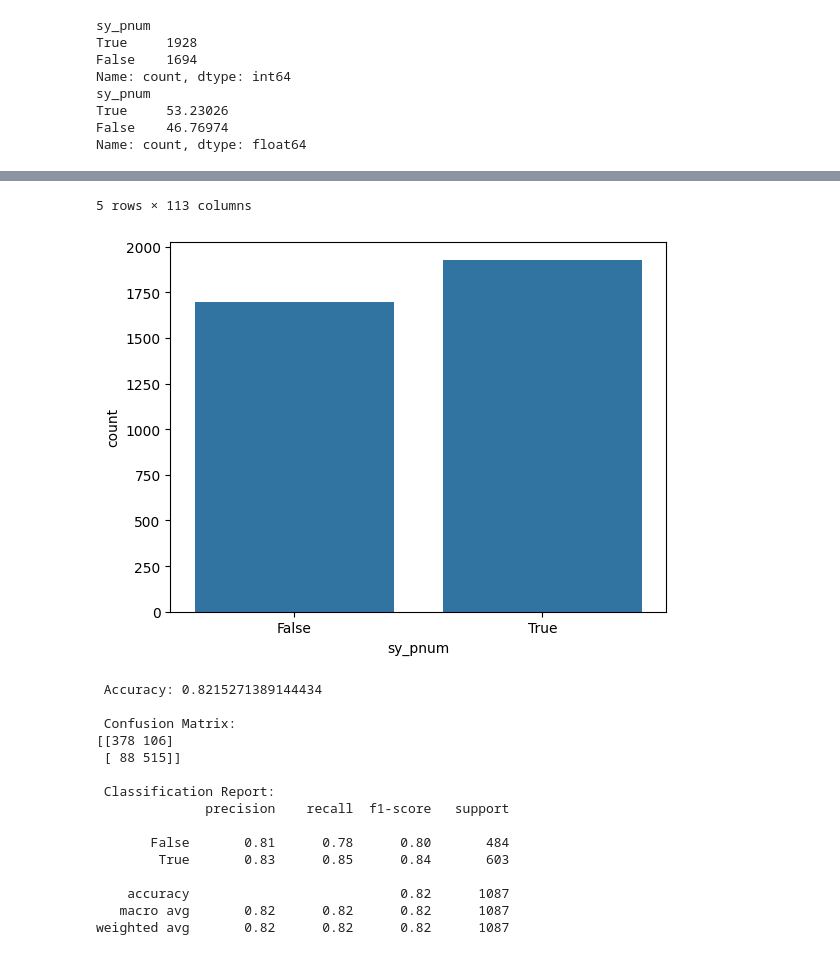
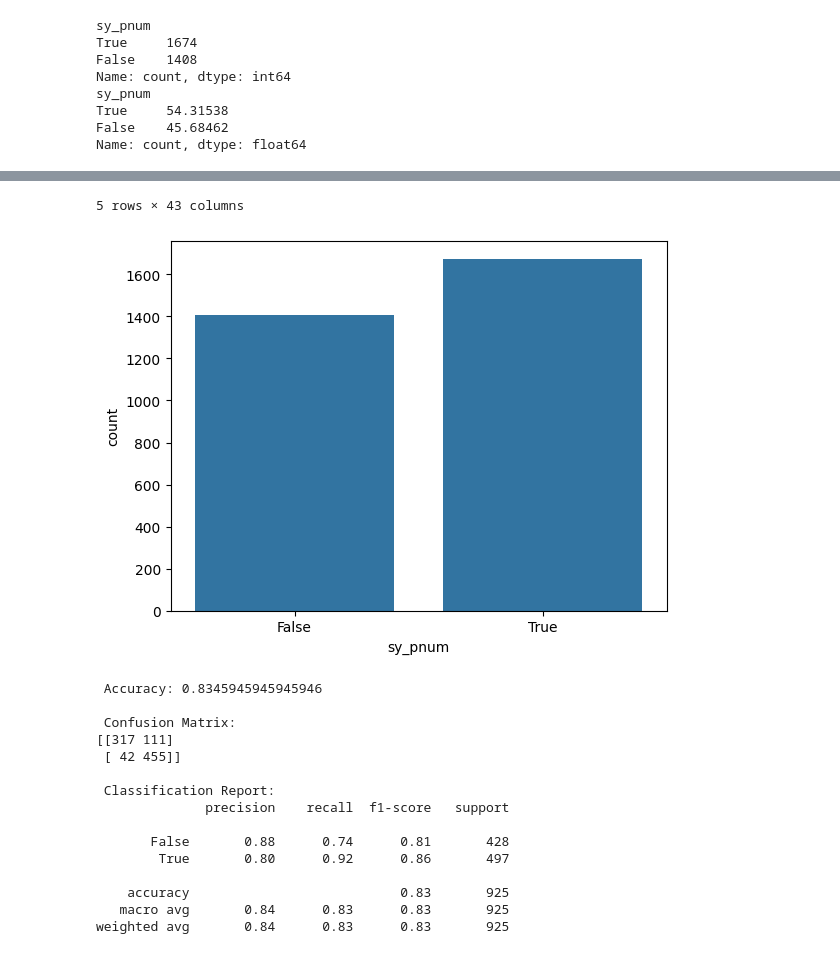
Before and after one commit to joshbernsteint/CS513-Project, a Jupyter notebook: decision_tree.ipynb, the cells around one changed output, grey strips where cells are left out. Saved outputs shown, nothing was run; the diff lists cells and outputs as text; code cells hidden in the pictures.

```diff
--- a/decision_tree.ipynb
+++ b/decision_tree.ipynb
@@ -14,7 +14,7 @@ null_col_vals = df.isnull().sum().to_dict()
 NUM_ROWS = df.shape[0]
 # %%
 # Determine columns to drop by number of null values
-thresholdAmount = 0.15 * NUM_ROWS
+thresholdAmount = 0.3 * NUM_ROWS
 
 dropped = []
 for key in null_col_vals:
@@ -60,13 +60,13 @@ df = df_obj.join(df_num)
 print(df['sy_pnum'].value_counts())
 print( (df['sy_pnum'].value_counts()/ df['sy_pnum'].value_counts().sum()) * 100)
 sns.countplot(data=df, x='sy_pnum')
-df.head()
+df_obj.head()
 # %% [output]
 sy_pnum
-True     1928
-False    1694
+True     1674
+False    1408
 Name: count, dtype: int64
 sy_pnum
-True     53.23026
-False    46.76974
+True     54.31538
+False    45.68462
 Name: count, dtype: float64
@@ -79,5 +79,5 @@ Name: count, dtype: float64
-5 rows × 113 columns
+5 rows × 43 columns
-[figure, old version]
+[figure, new version]
 # %%
 attr = df.drop('sy_pnum', axis=1)
 target = df['sy_pnum']
@@ -98,21 +98,21 @@ print(confusion_matrix(target_test,target_pred))
 print(f"\n Classification Report:")
 print(classification_report(target_test,target_pred))
 # %% [output]
- Accuracy: 0.8215271389144434
+ Accuracy: 0.8345945945945946
 
  Confusion Matrix:
-[[378 106]
- [ 88 515]]
+[[317 111]
+ [ 42 455]]
 
  Classification Report:
               precision    recall  f1-score   support
 
-       False       0.81      0.78      0.80       484
-        True       0.83      0.85      0.84       603
+       False       0.88      0.74      0.81       428
+        True       0.80      0.92      0.86       497
 
-    accuracy                           0.82      1087
-   macro avg       0.82      0.82      0.82      1087
-weighted avg       0.82      0.82      0.82      1087
+    accuracy                           0.83       925
+   macro avg       0.84      0.83      0.83       925
+weighted avg       0.84      0.83      0.83       925
 # %%
 import matplotlib.pyplot as plt
 from sklearn.tree import plot_tree
```
Also changed, not shown: parts of 4 cells of this notebook.
